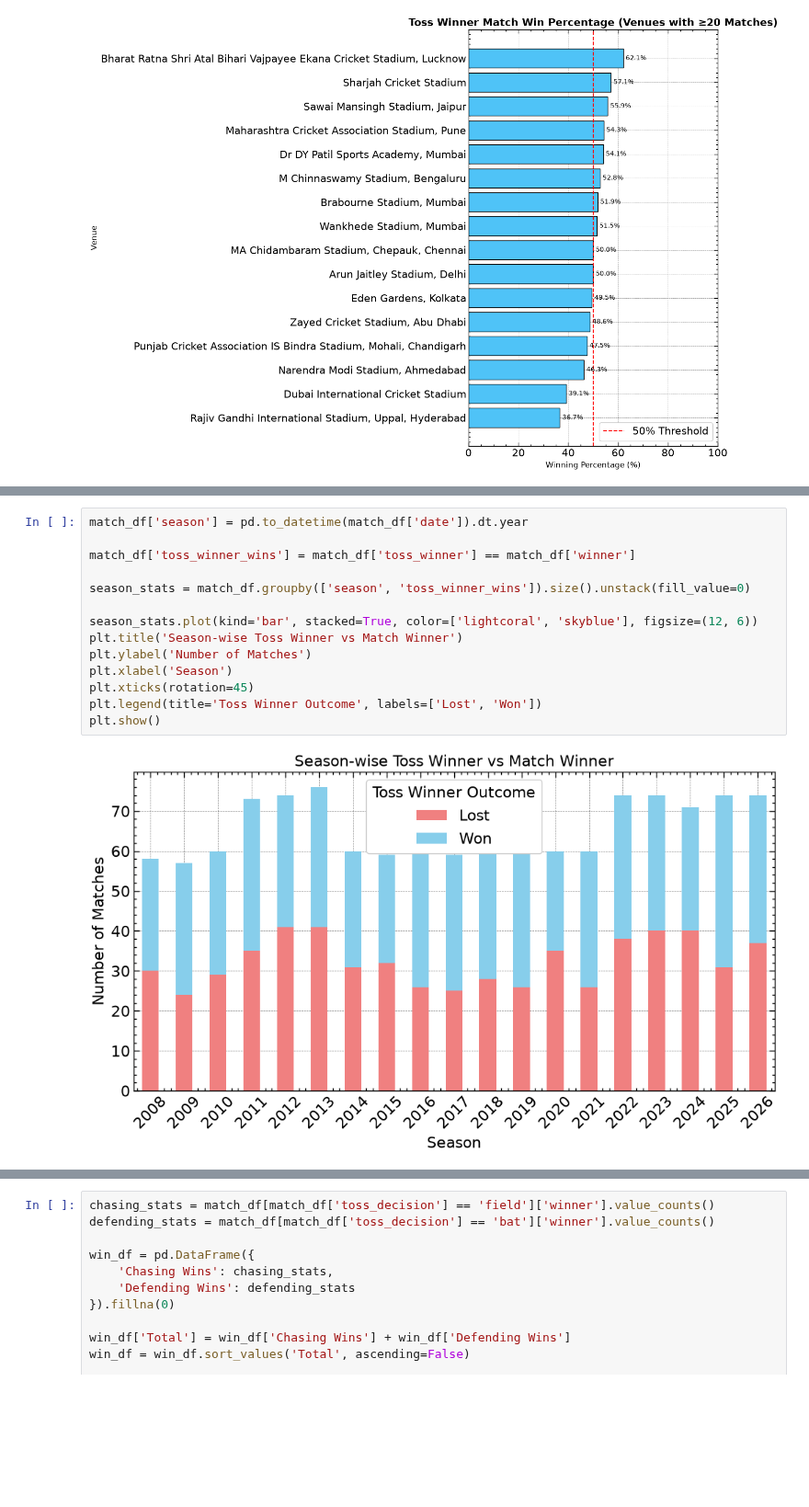
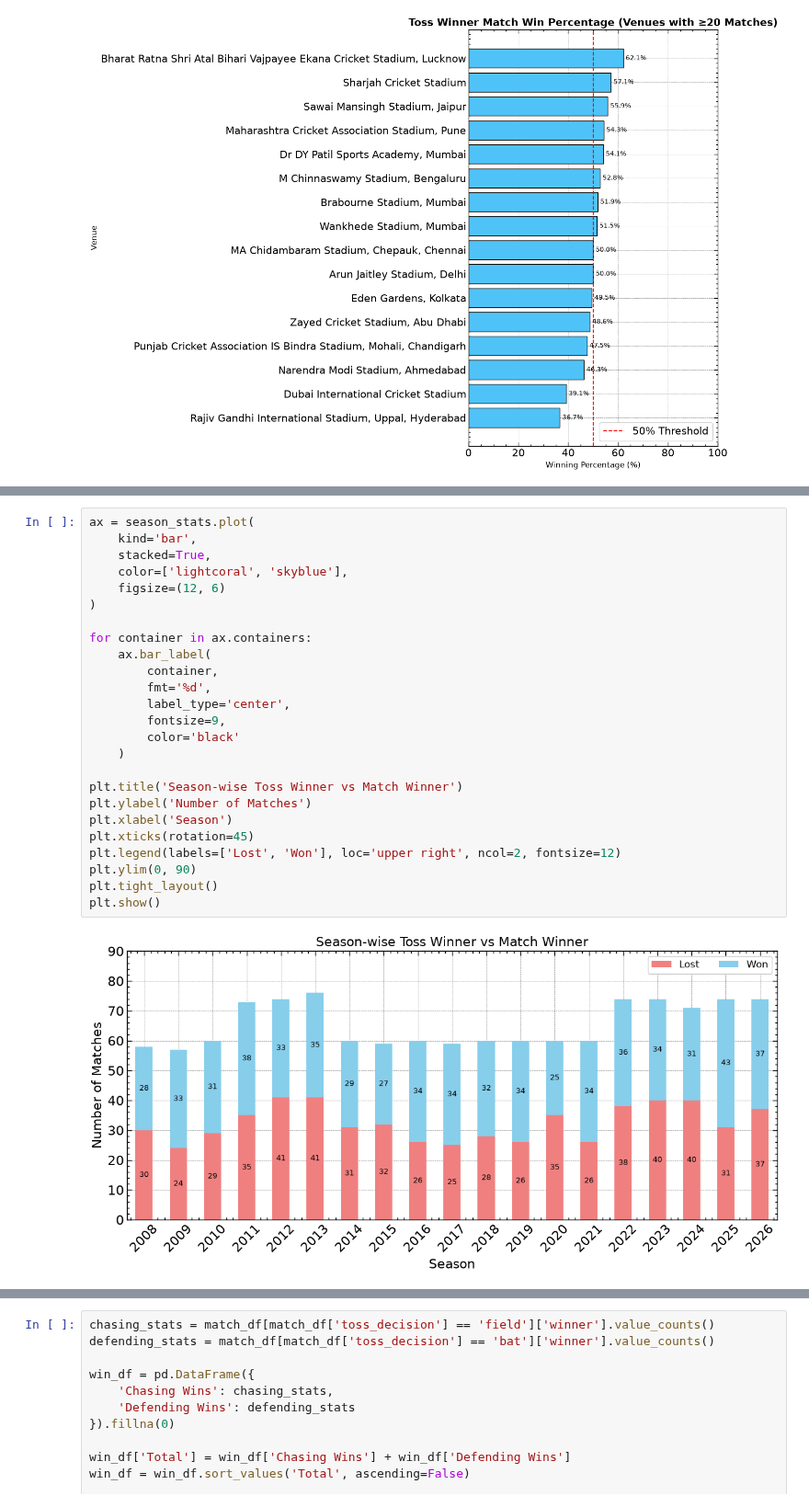
Before and after one commit to Karanveer-Tinna/ipl-cricket-prediction-model, a Jupyter notebook: notebooks/03_eda.ipynb, the cells around one changed output, grey strips where cells are left out. Shown at 92% size. Drawn from its saved outputs; the diff is of its cells as text; blank space fills up the shorter version.

```diff
--- a/notebooks/03_eda.ipynb
+++ b/notebooks/03_eda.ipynb
@@ -326,16 +385,27 @@ Name: count, dtype: int64
 # %%
-match_df['season'] = pd.to_datetime(match_df['date']).dt.year
+ax = season_stats.plot(
+    kind='bar',
+    stacked=True,
+    color=['lightcoral', 'skyblue'],
+    figsize=(12, 6)
+)
 
-match_df['toss_winner_wins'] = match_df['toss_winner'] == match_df['winner']
+for container in ax.containers:
+    ax.bar_label(
+        container,
+        fmt='%d',
+        label_type='center',
+        fontsize=9,
+        color='black'
+    )
 
-season_stats = match_df.groupby(['season', 'toss_winner_wins']).size().unstack(fill_value=0)
-
-season_stats.plot(kind='bar', stacked=True, color=['lightcoral', 'skyblue'], figsize=(12, 6))
 plt.title('Season-wise Toss Winner vs Match Winner')
 plt.ylabel('Number of Matches')
 plt.xlabel('Season')
 plt.xticks(rotation=45)
-plt.legend(title='Toss Winner Outcome', labels=['Lost', 'Won'])
+plt.legend(labels=['Lost', 'Won'], loc='upper right', ncol=2, fontsize=12)
+plt.ylim(0, 90)
+plt.tight_layout()
 plt.show()
 # %% [output]
-[figure, old version]
+[figure, new version]
```
Also changed, not shown: parts of 5 cells of this notebook.
